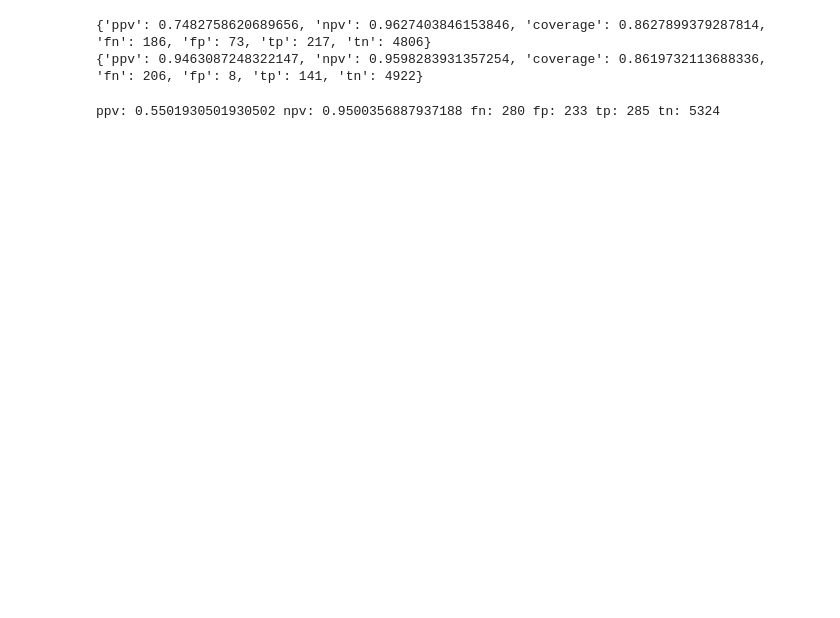
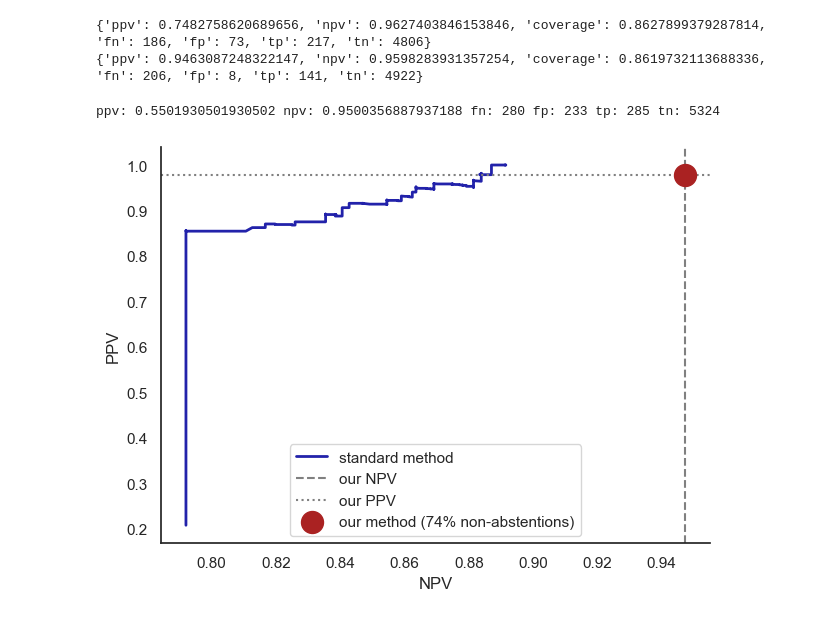
Before and after one commit to aangelopoulos/conformal-triage, a Jupyter notebook: notebooks/selective.ipynb, the cells around one changed output. Cells and saved outputs as stored; diff of their text form; code cells hidden in the pictures; blank space fills up the shorter version.

```diff
--- a/notebooks/selective.ipynb
+++ b/notebooks/selective.ipynb
@@ -456,3 +459,23 @@ tn_roc = (1-labels)[phats_lo >= lhat_roc].sum()
 print('ppv:', tp_roc/(tp_roc+fp_roc), 'npv:', tn_roc/(tn_roc+fn_roc), 'fn:', fn_roc, 'fp:', fp_roc, 'tp:', tp_roc, 'tn:', tn_roc)
 # %% [output]
 ppv: 0.5501930501930502 npv: 0.9500356887937188 fn: 280 fp: 233 tp: 285 tn: 5324
+# %%
+small_fraction_kept_pct = f"{int(np.round((small_fraction_lowrisk+small_fraction_highrisk)*100)):d}%"
+
+plt.figure()
+plt.plot(small_lowrisk_correct,small_highrisk_correct, color='#2222AA', label='standard method', linewidth=2)
+#plt.plot(lowrisk_correct_no_id,highrisk_correct_no_id,color='#2222AA88',label='standard method (no ID)', linewidth=2)
+plt.gca().axvline(x=small_npv,linewidth=1.5,linestyle='--',label=f'our NPV',color='gray')
+plt.gca().axhline(y=small_ppv,linewidth=1.5,linestyle='dotted',label=f'our PPV',color='gray')
+plt.scatter([small_npv], [small_ppv], color='#AA2222', s=250, label=f'our method ({small_fraction_kept_pct} non-abstentions)',zorder=2)
+sns.despine(top=True,right=True)
+plt.legend(loc='best')
+plt.xlabel('NPV')
+plt.ylabel('PPV')
+#plt.xlim(0.9,1)
+#plt.ylim(0,1)
+plt.tight_layout()
+plt.savefig('./plots/PPV_NPV_tradeoff_small.pdf')
+plt.show()
+# %% [output]
+[figure, added]
```
Also changed, not shown: parts of 5 cells of this notebook, 14 other files.
